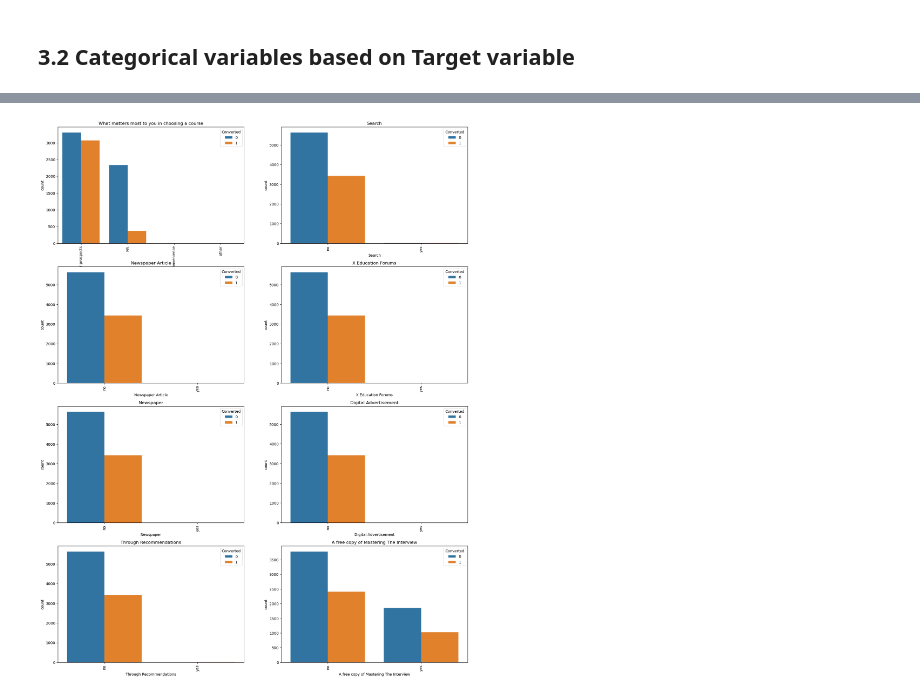
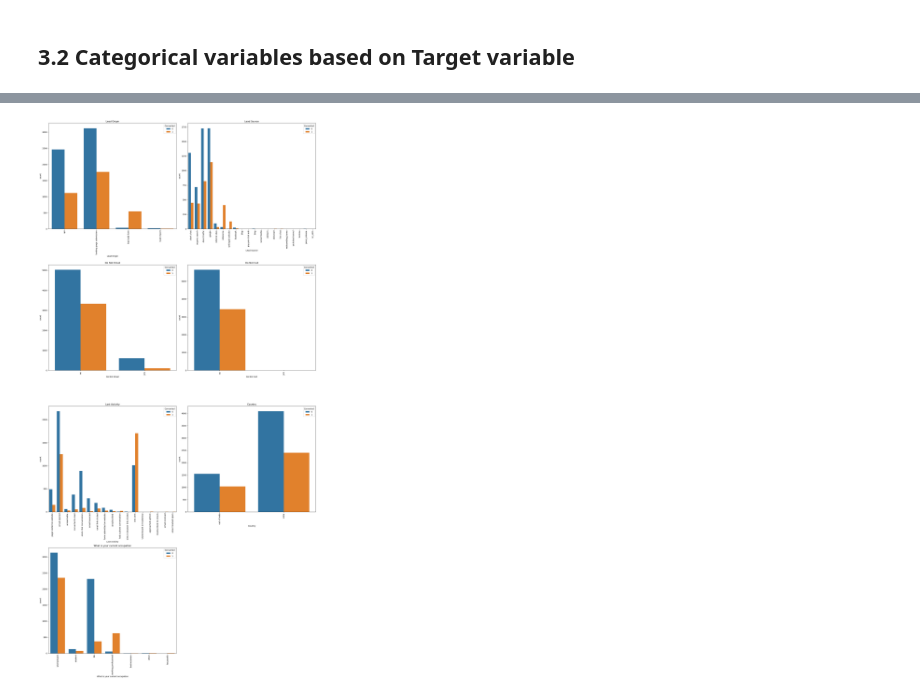
Before and after one commit to PrakNew/Lead-Scoring-Upgrad, a Jupyter notebook: lead_scoring_case_study.ipynb, the cells around one changed output, grey strips where cells are left out. Saved outputs shown, nothing was run; the diff lists cells and outputs as text; code cells hidden in the pictures.

```diff
--- a/lead_scoring_case_study.ipynb
+++ b/lead_scoring_case_study.ipynb
@@ -406,38 +376,24 @@ plt.show()
-# %%
-plt.figure(figsize = (20,40))  # Setting the figure size for ease of reading the plot
-
-plt.subplot(6,2,1)  # Subplot for ease of comparing the plots
-sns.countplot(x='What matters most to you in choosing a course', hue='Converted', data= lead_data).tick_params(axis='x', rotation = 90)
-plt.title('What matters most to you in choosing a course')  # Setting the title for the plot
-
-plt.subplot(6,2,2)  # Subplot for ease of comparing the plots
-sns.countplot(x='Search', hue='Converted', data= lead_data).tick_params(axis='x', rotation = 90)
-plt.title('Search')  # Setting the title for the plot
-
-plt.subplot(6,2,3)  # Subplot for ease of comparing the plots
-sns.countplot(x='Newspaper Article', hue='Converted', data= lead_data).tick_params(axis='x', rotation = 90)
-plt.title('Newspaper Article')  # Setting the title for the plot
-
-plt.subplot(6,2,4)  # Subplot for ease of comparing the plots
-sns.countplot(x='X Education Forums', hue='Converted', data= lead_data).tick_params(axis='x', rotation = 90)
-plt.title('X Education Forums')  # Setting the title for the plot
-
-plt.subplot(6,2,5)  # Subplot for ease of comparing the plots
-sns.countplot(x='Newspaper', hue='Converted', data= lead_data).tick_params(axis='x', rotation = 90)
-plt.title('Newspaper')  # Setting the title for the plot
-
-plt.subplot(6,2,6)  # Subplot for ease of comparing the plots
-sns.countplot(x='Digital Advertisement', hue='Converted', data= lead_data).tick_params(axis='x', rotation = 90)
-plt.title('Digital Advertisement')  # Setting the title for the plot
-
-plt.subplot(6,2,7)  # Subplot for ease of comparing the plots
-sns.countplot(x='Through Recommendations', hue='Converted', data= lead_data).tick_params(axis='x', rotation = 90)
-plt.title('Through Recommendations')  # Setting the title for the plot
-
-plt.subplot(6,2,8)  # Subplot for ease of comparing the plots
-sns.countplot(x='A free copy of Mastering The Interview', hue='Converted', data= lead_data).tick_params(axis='x', rotation = 90)
-plt.title('A free copy of Mastering The Interview')  # Setting the title for the plot
-
-plt.show()
-# %% [output]
-[figure, removed]
+# %%
+# Create figure and subplots
+fig, axes = plt.subplots(4, 2, figsize=(20, 40))
+axes = axes.flatten()
+
+# Define variables and their titles
+variables = [
+    'Lead Origin', 'Lead Source', 'Do Not Email', 'Do Not Call',
+    'Last Activity', 'Country', 'What is your current occupation'
+]
+
+# Create countplots
+for idx, var in enumerate(variables):
+    sns.countplot(data=lead_data, x=var, hue='Converted', ax=axes[idx])
+    axes[idx].set_title(var)
+    axes[idx].tick_params(axis='x', rotation=90)
+
+# Remove empty subplot
+axes[-1].remove()
+
+plt.tight_layout()
+plt.show()
+# %% [output]
+[figure, added]
```
Also changed, not shown: parts of 9 cells of this notebook.
